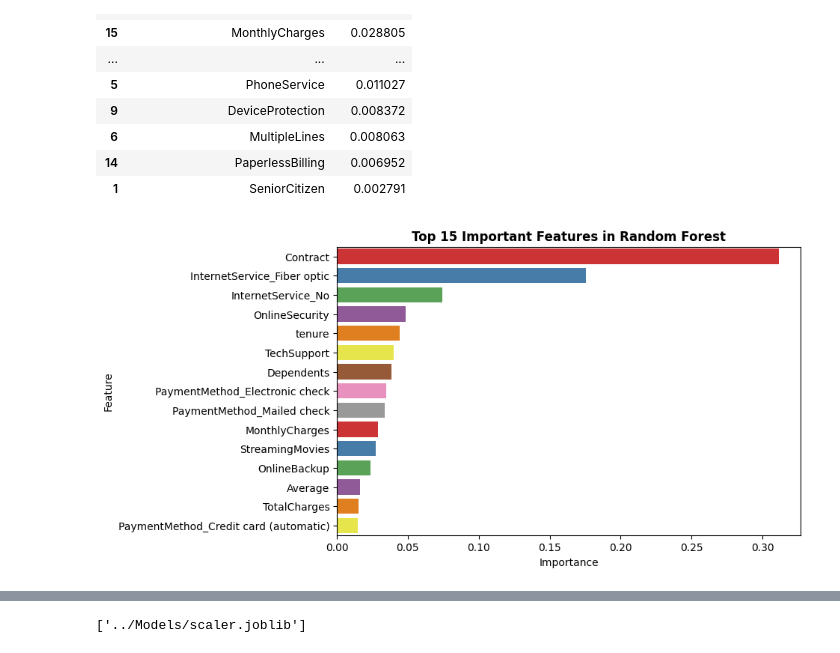
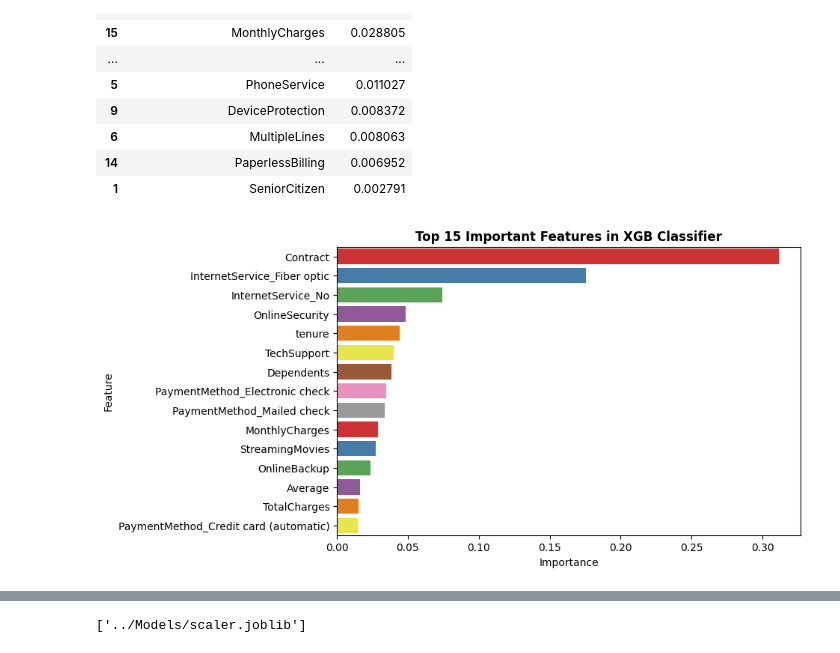
Before and after one commit to Md-Maruf-1727/customer-churn-prediction-ml, a Jupyter notebook: NoteBooks/04_model_training.ipynb, the cells around one changed output, grey strips where cells are left out. Cells and saved outputs as stored; diff of their text form; code cells hidden in the pictures.

```diff
--- a/NoteBooks/04_model_training.ipynb
+++ b/NoteBooks/04_model_training.ipynb
@@ -461,11 +461,11 @@ feature_importance
 # %%
 plt.figure(figsize=(8, 5))
 sns.barplot(
     data=feature_importance.head(15),
     x='Importance', y= 'Feature',
     palette='Set1'
 )
-plt.title("Top 15 Important Features in Random Forest", weight='bold')
+plt.title("Top 15 Important Features in XGB Classifier", weight='bold')
 plt.show()
 # %% [output]
-[figure, old version]
+[figure, new version]
```
Also changed, not shown: parts of 2 cells of this notebook, 2 other files.
